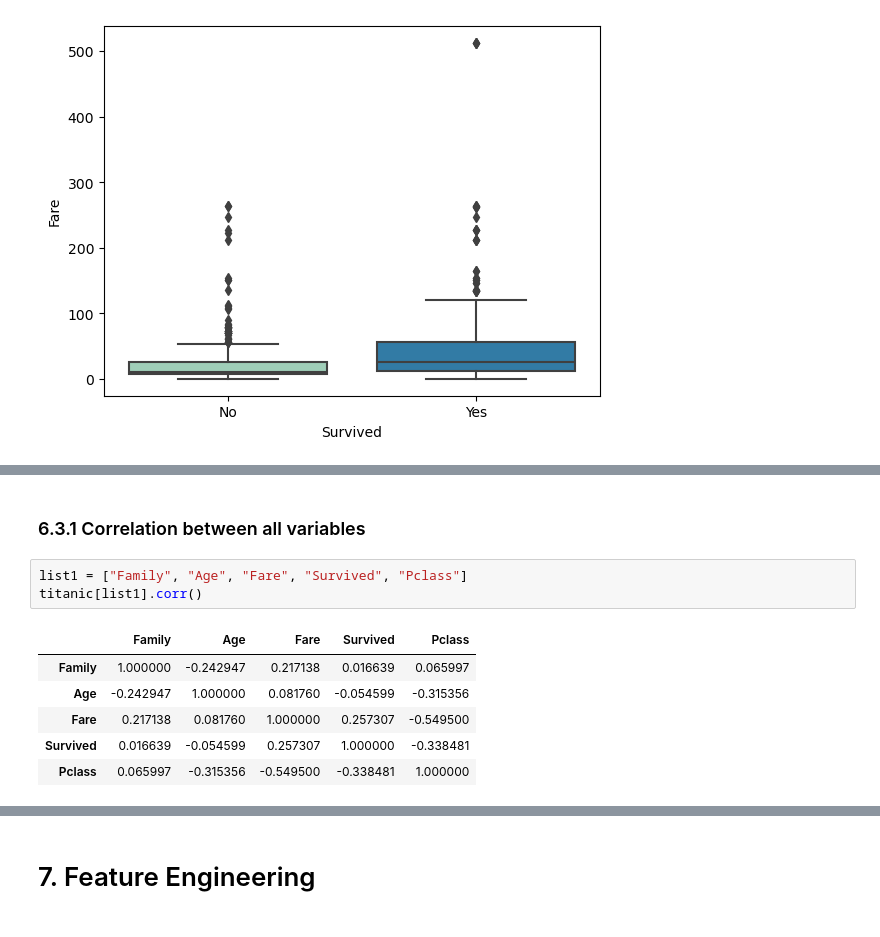
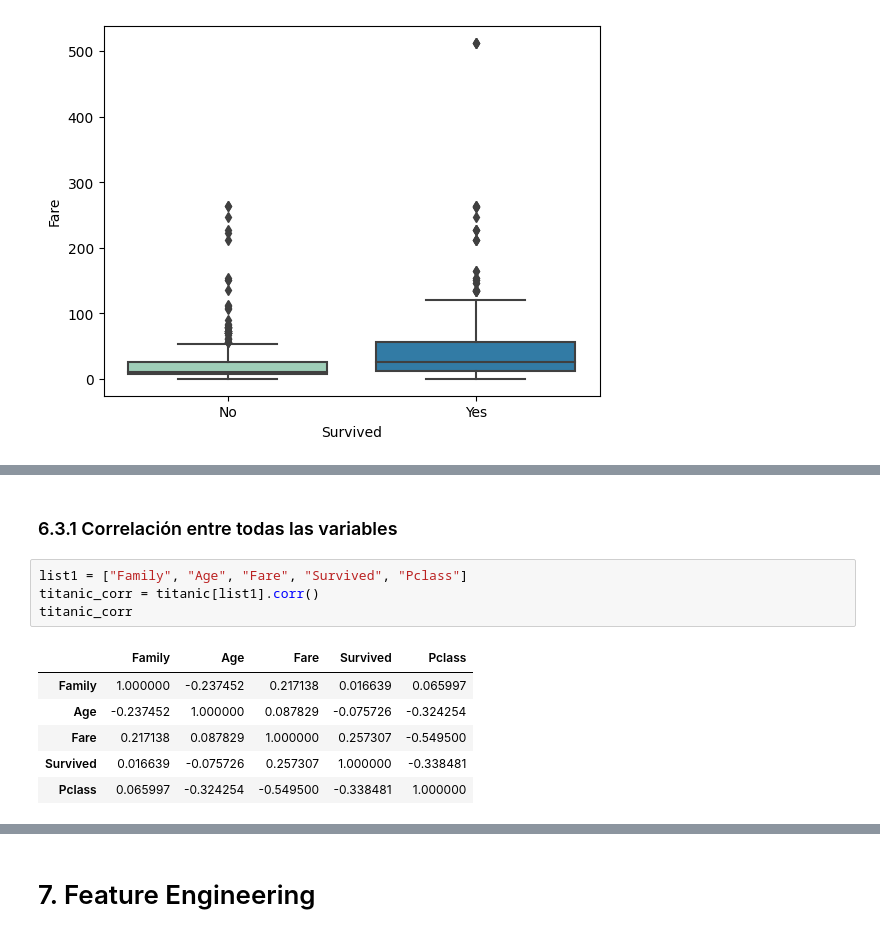
Before and after one commit to joselitom17/My_First_EDA_Titanic, a Jupyter notebook: notebooks/EDA_Titanic_JMA.ipynb, the cells around one changed output, grey strips where cells are left out. Saved outputs shown, nothing was run; the diff lists cells and outputs as text.

Commit message:
Versión entregada

```diff
--- a/notebooks/EDA_Titanic_JMA.ipynb
+++ b/notebooks/EDA_Titanic_JMA.ipynb
@@ -715,12 +990,13 @@ plt.show()
 # %% [markdown]
-### 6.3.1 Correlation between all variables
+### 6.3.1 Correlación entre todas las variables
 # %%
 list1 = ["Family", "Age", "Fare", "Survived", "Pclass"]
-titanic[list1].corr()
+titanic_corr = titanic[list1].corr()
+titanic_corr
 # %% [output]
 |  | Family | Age | Fare | Survived | Pclass |
-| Family | 1.000000 | -0.242947 | 0.217138 | 0.016639 | 0.065997 |
-| Age | -0.242947 | 1.000000 | 0.081760 | -0.054599 | -0.315356 |
-| Fare | 0.217138 | 0.081760 | 1.000000 | 0.257307 | -0.549500 |
-| Survived | 0.016639 | -0.054599 | 0.257307 | 1.000000 | -0.338481 |
-| Pclass | 0.065997 | -0.315356 | -0.549500 | -0.338481 | 1.000000 |
+| Family | 1.000000 | -0.237452 | 0.217138 | 0.016639 | 0.065997 |
+| Age | -0.237452 | 1.000000 | 0.087829 | -0.075726 | -0.324254 |
+| Fare | 0.217138 | 0.087829 | 1.000000 | 0.257307 | -0.549500 |
+| Survived | 0.016639 | -0.075726 | 0.257307 | 1.000000 | -0.338481 |
+| Pclass | 0.065997 | -0.324254 | -0.549500 | -0.338481 | 1.000000 |
```
Also changed, not shown: parts of 48 cells of this notebook, 2 other files.
